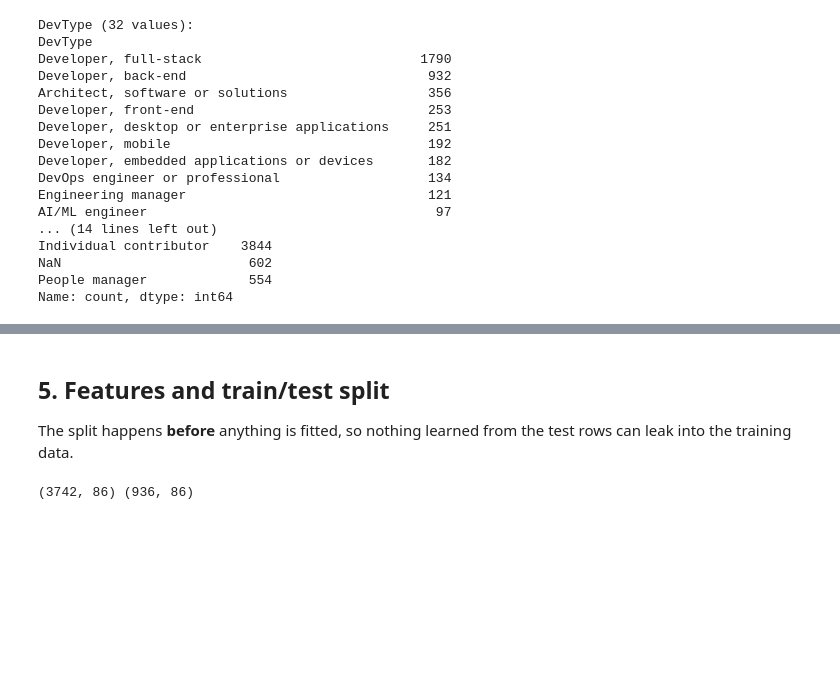
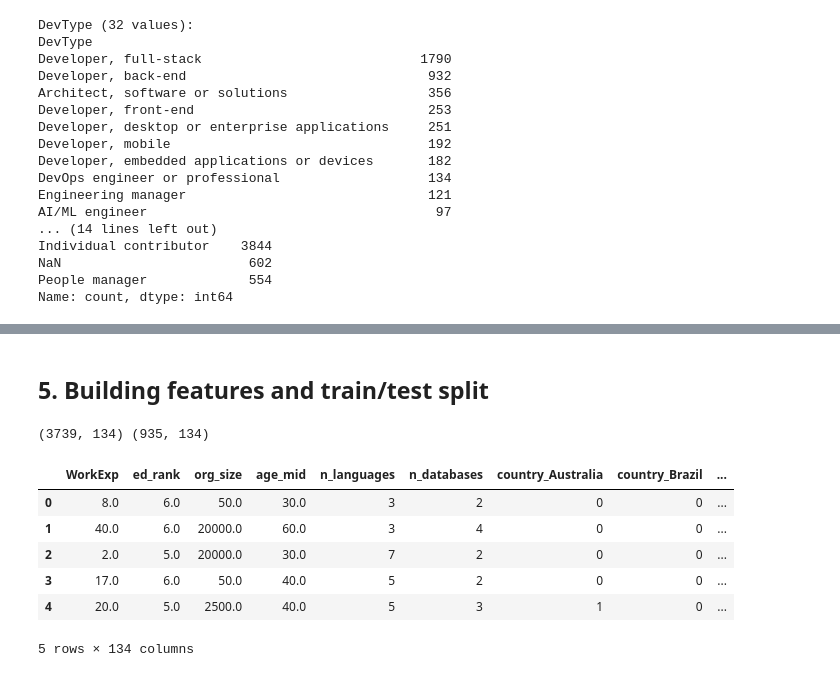
Before and after one commit to ang9009/26f-data-member-challenge, a Jupyter notebook: main.ipynb, the cells around one changed output, grey strips where cells are left out. Drawn from its saved outputs; the diff is of its cells as text; code cells hidden in the pictures; blank space fills up the shorter version.

```diff
--- a/main.ipynb
+++ b/main.ipynb
@@ -457,57 +436,58 @@ print(f'{len(df)} rows in -> {len(clean)} rows out ({len(df) - len(clean)} remov
 # %% [markdown]
-## 5. Features and train/test split
-
-The split happens **before** anything is fitted, so nothing learned from the test rows can leak
-into the training data.
+## 5. Building features and train/test split
 # %%
 from sklearn.model_selection import train_test_split
 
 TARGET = 'annual_salary_usd'
 
-# Sections 3.1 / 3.7: long tails. 130 countries but 73 have under 10 rows, and
-# DevType's tail is 3-6 rows apiece. A one-hot column with 3 examples gets
-# memorised, not learned. Keep the common values, lump the rest into "Other".
-# Blanks become their own "Missing" level -- section 3.5 showed a blank means
-# "this question didn't apply to me", which is itself information.
+# Returns a new column that doesn't touch all rows that are in the top n
+# most frequent, and labels everything else as "Other"
 def lump(col, n):
-    top = col.value_counts().head(n).index
-    return col.where(col.isin(top), 'Other').fillna('Missing')
+    top = col.value_counts().head(n).index # names
+    return col.where(col.isin(top), 'Other')
 
 CATEGORICAL = ['country', 'devtype', 'remote', 'icorpm', 'industry', 'employment']
-NUMERIC     = ['WorkExp', 'YearsCode', 'code_before_career',
-               'ed_rank', 'org_size', 'age_mid']
+NUMERIC     = ['WorkExp', 'ed_rank', 'org_size', 'age_mid']
 
 feat = pd.DataFrame(index=clean.index)
-feat['country']    = lump(clean.Country, 15)   # 3.1: top 15 + Other
-feat['devtype']    = lump(clean.DevType, 12)   # 3.7: top 12 + Other
+# Handling categorical data as discussed above
+feat['country']    = lump(clean.Country, 15)
+feat['devtype']    = lump(clean.DevType, 12)
 feat['remote']     = clean.RemoteWork.fillna('Missing')
 feat['icorpm']     = clean.ICorPM.fillna('Missing')
 feat['industry']   = clean.Industry.fillna('Missing')
-feat['employment'] = clean.Employment          # 3.2: employee vs. contractor
+feat['employment'] = clean.Employment
 for col in NUMERIC:
     feat[col] = clean[col]
 
-# Section 3.6: these are lists, not categories. get_dummies(';') splits on the
-# separator and gives one 0/1 column per language / database; a blank answer
-# becomes a row of zeros ("I use none"). It's a per-row string parse, nothing
-# is fitted, so doing it before the split leaks nothing.
+# Replace null values w/ blank, otherwise split and get 0/1 column per lang/db
 langs = clean.LanguageHaveWorkedWith.fillna('').str.get_dummies(';').add_prefix('lang_')
 dbs   = clean.DatabaseHaveWorkedWith.fillna('').str.get_dummies(';').add_prefix('db_')
 feat['n_languages'] = langs.sum(axis=1)
 feat['n_databases'] = dbs.sum(axis=1)
 
-# Section 3.1: Currency is dropped (it's Country wearing a hat).
-# Section 3.7: ResponseId is dropped (a row number a tree will happily overfit).
+# Put everything together, log target values. One-hot the six categoricals
+# here rather than in a ColumnTransformer later: doing it before the split
+# means train and test are sliced out of one already-encoded table, so their
+# columns line up by construction.
+feat = pd.get_dummies(feat, columns=CATEGORICAL, dtype=int)
 X = pd.concat([feat, langs, dbs], axis=1)
-
-# Section 2: train on log(salary). It's right-skewed (skew 7.6 -> -1.3 after
-# log) and its drivers are multiplicative -- a senior earns ~1.5x a junior, not
-# "+$40k". In log space an equal error is an equal *percentage* error.
 y = np.log(clean[TARGET])
 
+# 80/20 train test split
 X_train, X_test, y_train, y_test = train_test_split(
-    X, y, test_size=0.2, random_state=42)
+    X, y, test_size=0.2, random_state=69)
 print(X_train.shape, X_test.shape)
 # %% [output]
-(3742, 86) (936, 86)
+(3739, 134) (935, 134)
+# %%
+X.head(5)
+# %% [output]
+|  | WorkExp | ed_rank | org_size | age_mid | n_languages | n_databases | country_Australia | country_Brazil | ... |
+| 0 | 8.0 | 6.0 | 50.0 | 30.0 | 3 | 2 | 0 | 0 | ... |
+| 1 | 40.0 | 6.0 | 20000.0 | 60.0 | 3 | 4 | 0 | 0 | ... |
+| 2 | 2.0 | 5.0 | 20000.0 | 30.0 | 7 | 2 | 0 | 0 | ... |
+| 3 | 17.0 | 6.0 | 50.0 | 40.0 | 5 | 2 | 0 | 0 | ... |
+| 4 | 20.0 | 5.0 | 2500.0 | 40.0 | 5 | 3 | 1 | 0 | ... |
+5 rows × 134 columns
 # %% [markdown]
```
Also changed, not shown: parts of 17 cells of this notebook.
